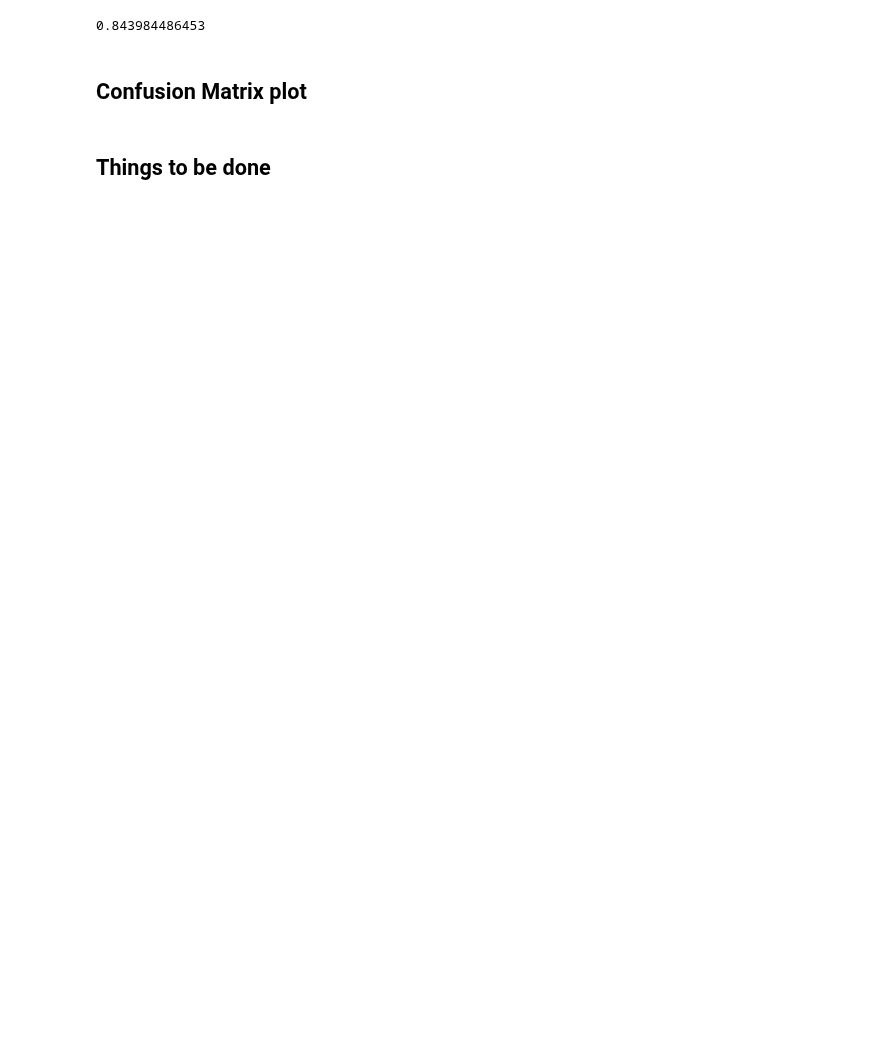
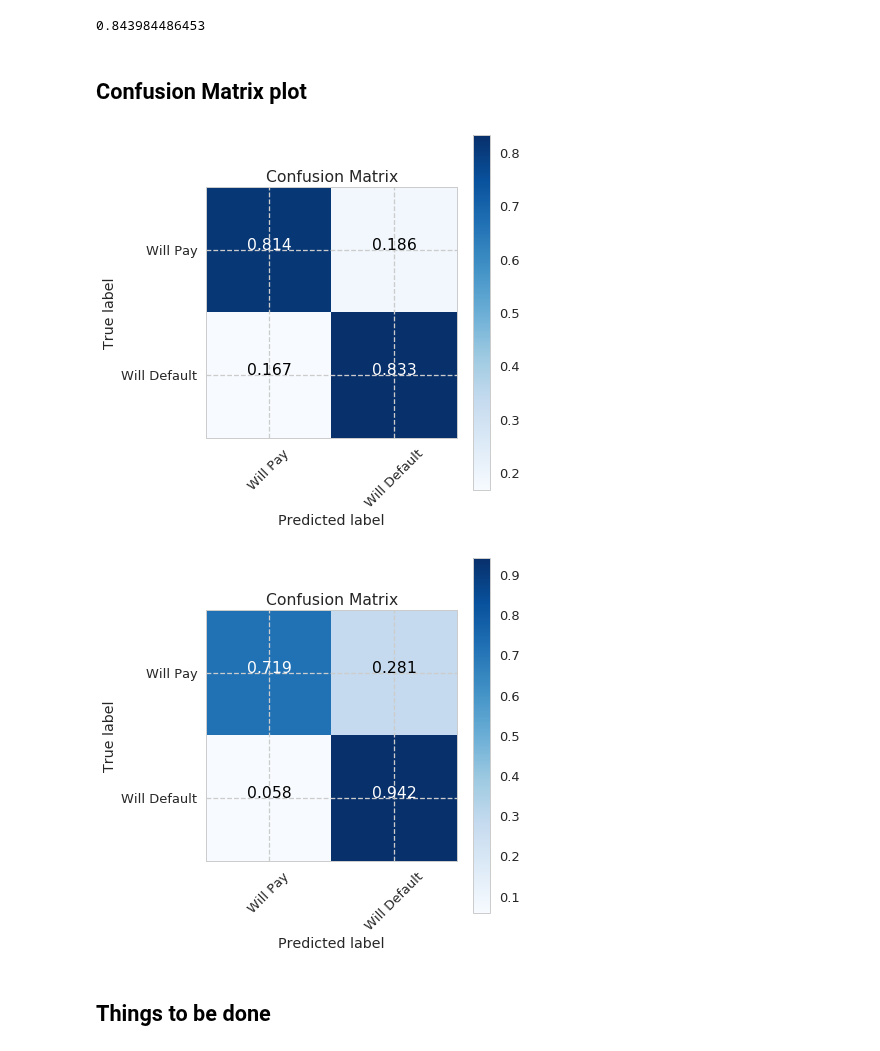
Before and after one commit to harishpuvvada/LoanDefault-Prediction, a Jupyter notebook: Loan_Default_Prediction.ipynb, the cells around one changed output. Saved outputs shown, nothing was run; the diff lists cells and outputs as text; code cells hidden in the pictures; blank space fills up the shorter version.

Commit message:
confusion matrix,KNN

```diff
--- a/Loan_Default_Prediction.ipynb
+++ b/Loan_Default_Prediction.ipynb
@@ -346,30 +351,38 @@ print(results.mean())
 # %%
 import itertools
 from sklearn.metrics import confusion_matrix
-def plot_confusion_matrix(cm, model, normalize=False): # This function prints and plots the confusion matrix.
-    cfm = confusion_matrix(y_test, model, labels=[0, 1])
+def plot_confusion_matrix(model, normalize=False): # This function prints and plots the confusion matrix.
+    cm = confusion_matrix(y_test, model, labels=[0, 1])
     classes=["Will Pay", "Will Default"]
     cmap = plt.cm.Blues
     title = "Confusion Matrix"
     if normalize:
         cm = cm.astype('float') / cm.sum(axis=1)[:, np.newaxis]
         cm = np.around(cm, decimals=3)
     plt.imshow(cm, interpolation='nearest', cmap=cmap)
     plt.title(title)
     plt.colorbar()
     tick_marks = np.arange(len(classes))
     plt.xticks(tick_marks, classes, rotation=45)
     plt.yticks(tick_marks, classes)
     thresh = cm.max() / 2.
     for i, j in itertools.product(range(cm.shape[0]), range(cm.shape[1])):
         plt.text(j, i, cm[i, j],
                  horizontalalignment="center",
                  color="white" if cm[i, j] > thresh else "black")
     plt.tight_layout()
     plt.ylabel('True label')
     plt.xlabel('Predicted label')
 plt.figure(figsize=(6,6))
-plot_confusion_matrix(cfm,rfPredict, normalize=True)
+plot_confusion_matrix(rfPredict, normalize=True)
+plt.show()
+plt.figure(figsize=(6,6))
+#plot_confusion_matrix(LR_Predict, normalize=True)
+plot_confusion_matrix(predictions_svm, normalize=True)
+plt.show()
+# %% [output]
+[figure, added]
+[figure, added]
 # %% [markdown]
 ## Things to be done
 # %%
```
Also changed, not shown: parts of 6 cells of this notebook.
